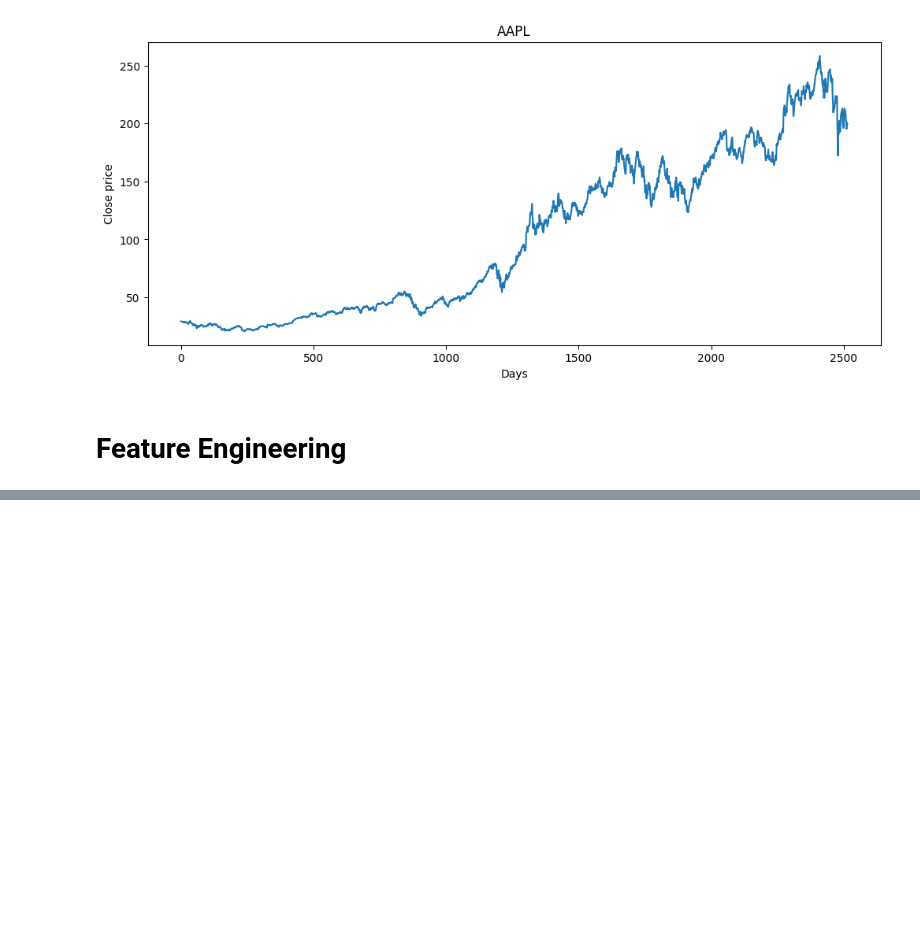
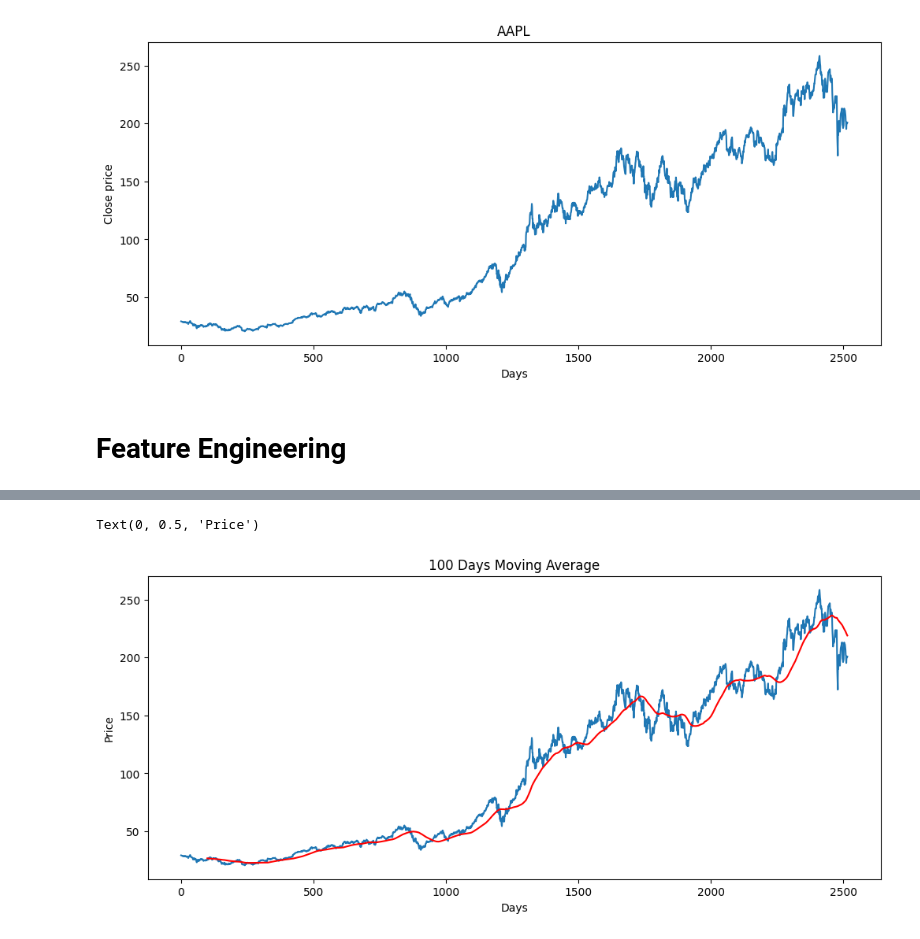
Before and after one commit to prodip1023/Real_Time_Stock_Prediction, a Jupyter notebook: stock_notebook.ipynb, the cells around one changed output, grey strips where cells are left out. Saved outputs shown, nothing was run; the diff lists cells and outputs as text; code cells hidden in the pictures; blank space fills up the shorter version.

```diff
--- a/stock_notebook.ipynb
+++ b/stock_notebook.ipynb
@@ -134,0 +180,3 @@ Text(0, 0.5, 'Close price')
+# %%
+df['MA_100'] = df.Close.rolling(100).mean()
+df.head()
@@ -134,0 +206,10 @@ Text(0, 0.5, 'Close price')
+# %%
+plt.figure(figsize=(12,5))
+plt.plot(df.Close)
+plt.plot(df.MA_100, color='red')
+plt.title('100 Days Moving Average')
+plt.xlabel('Days')
+plt.ylabel('Price')
+# %% [output]
+Text(0, 0.5, 'Price')
+[figure, added]
```
Also changed, not shown: parts of 66 cells of this notebook, 2 other files.
